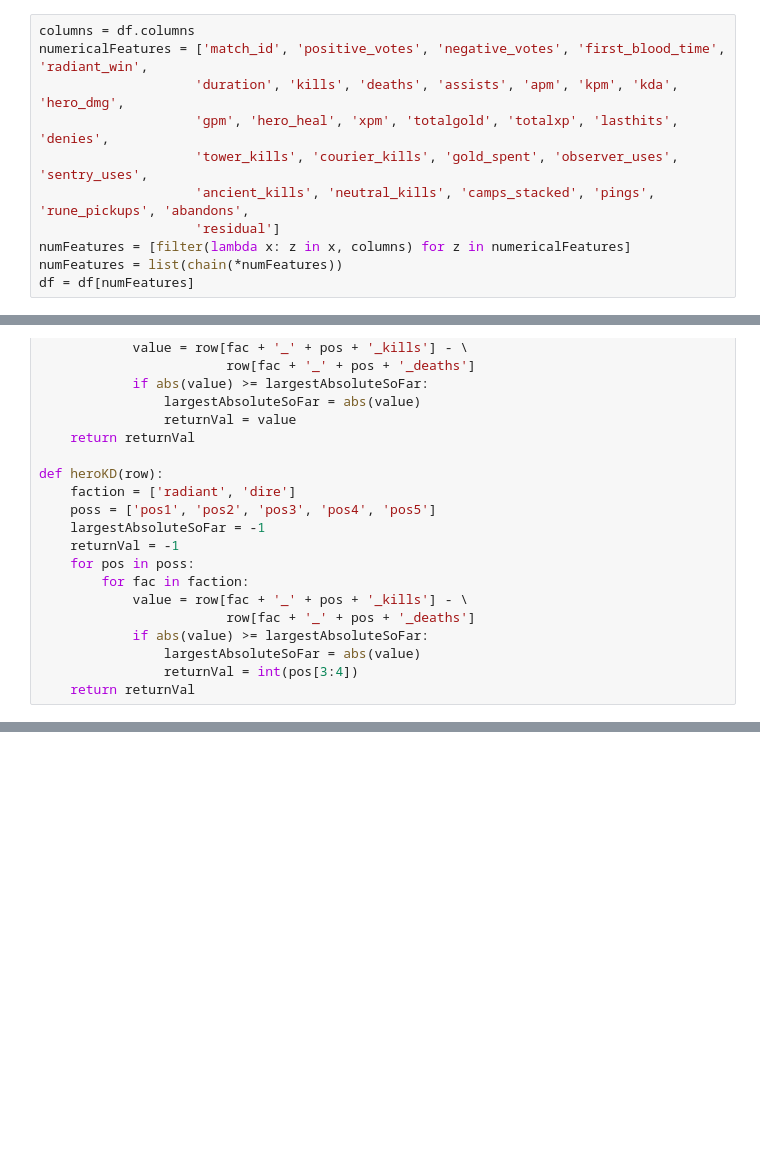
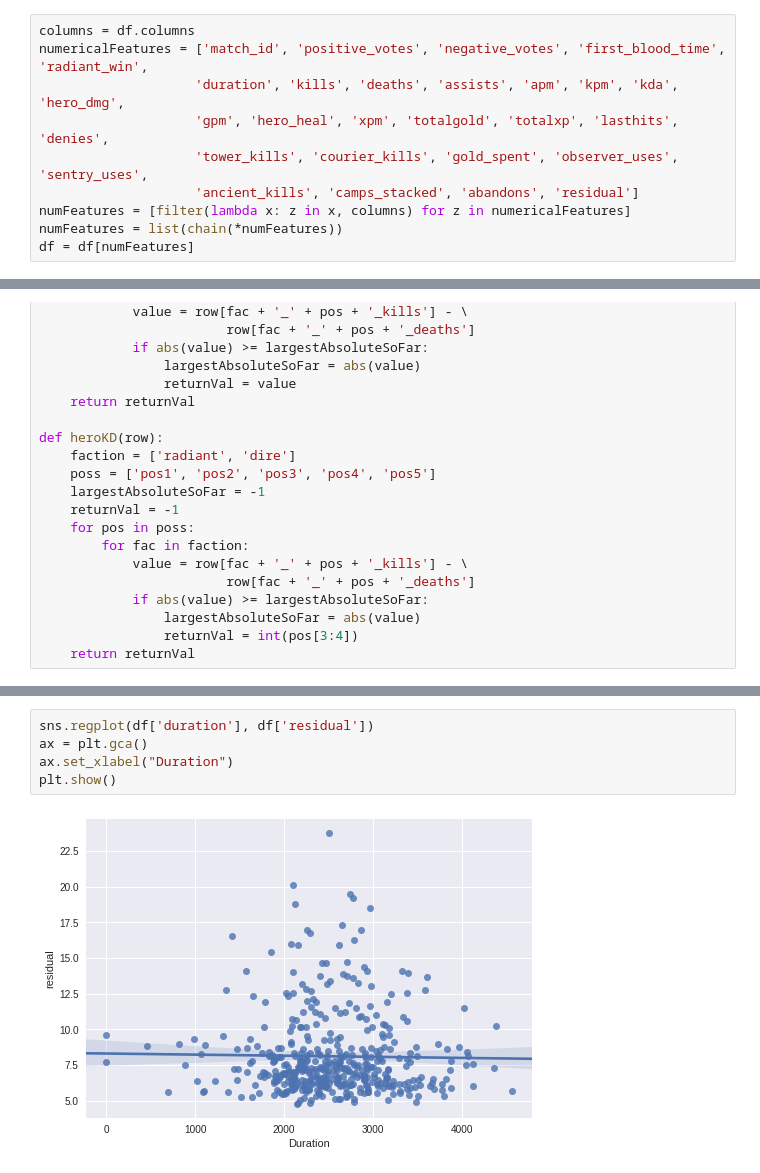
Before and after one commit to beelze-b/Open-Dota-Exploration, a Jupyter notebook: WeightsAndResiduals.ipynb, the cells around one changed output, grey strips where cells are left out. Drawn from its saved outputs; the diff is of its cells as text; blank space fills up the shorter version.

Commit message:
removed neutral_kills, rune pickups, and pings

```diff
--- a/WeightsAndResiduals.ipynb
+++ b/WeightsAndResiduals.ipynb
@@ -52,8 +52,7 @@ numericalFeatures = ['match_id', 'positive_votes', 'negative_votes', 'first_bloo
                     'duration', 'kills', 'deaths', 'assists', 'apm', 'kpm', 'kda', 'hero_dmg',
                     'gpm', 'hero_heal', 'xpm', 'totalgold', 'totalxp', 'lasthits', 'denies',
                     'tower_kills', 'courier_kills', 'gold_spent', 'observer_uses', 'sentry_uses',
-                    'ancient_kills', 'neutral_kills', 'camps_stacked', 'pings', 'rune_pickups', 'abandons',
-                    'residual']
+                    'ancient_kills', 'camps_stacked', 'abandons', 'residual']
 numFeatures = [filter(lambda x: z in x, columns) for z in numericalFeatures]
 numFeatures = list(chain(*numFeatures))
 df = df[numFeatures]
@@ -207,2 +290,9 @@ plt.show()
+# %%
+sns.regplot(df['duration'], df['residual'])
+ax = plt.gca()
+ax.set_xlabel("Duration")
+plt.show()
+# %% [output]
+[figure, added]
 # %%
 df[df['residual'] > 17]
```
Also changed, not shown: parts of 22 cells of this notebook, 2 other files.
